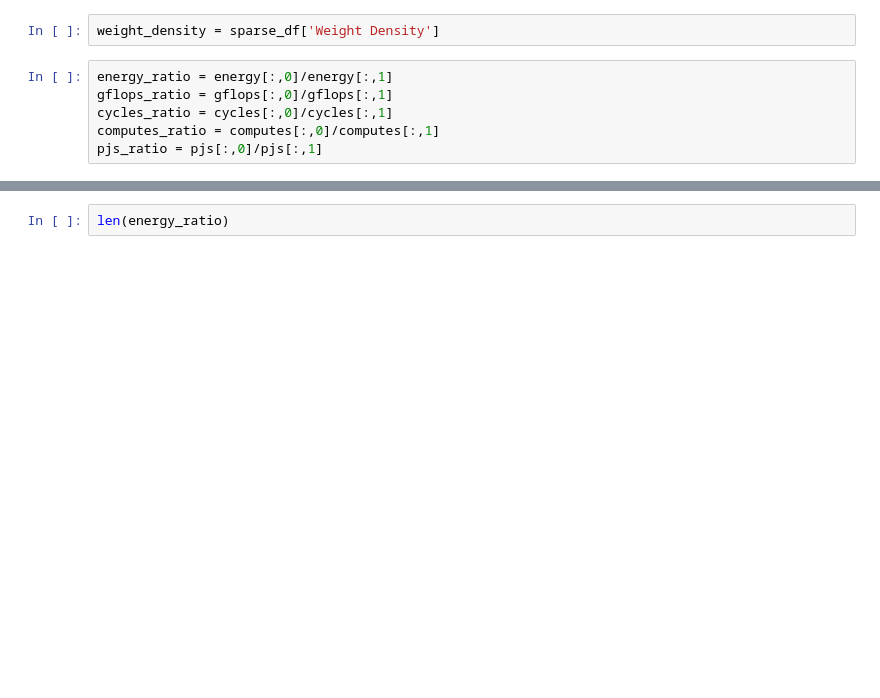
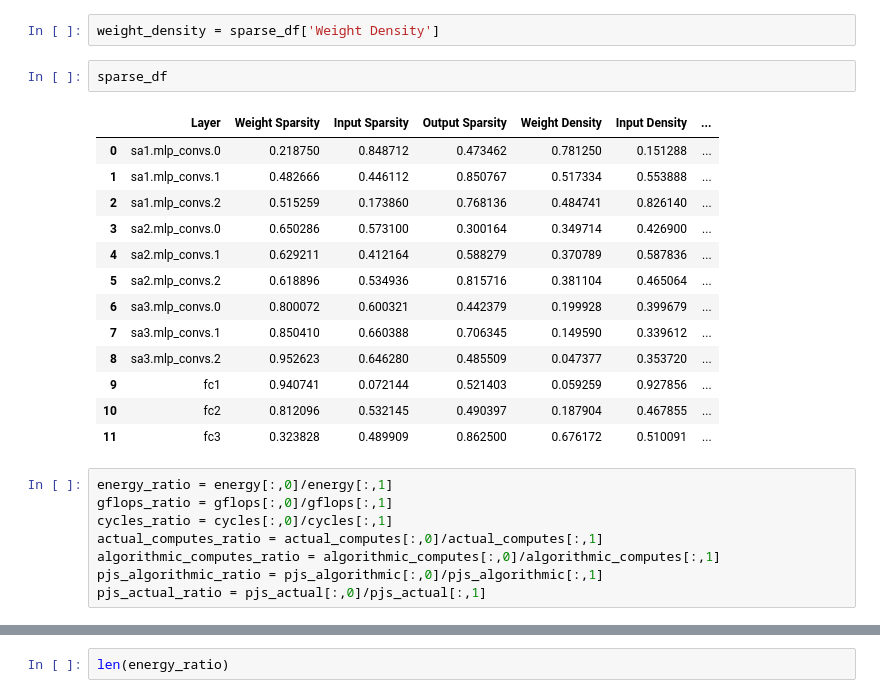
Before and after one commit to pythonLoader/DLH_Project_SP23_Shashata_Shuvom, a Jupyter notebook: plots.ipynb, the cells around one changed output, grey strips where cells are left out. Drawn from its saved outputs; the diff is of its cells as text; blank space fills up the shorter version.

```diff
--- a/plots.ipynb
+++ b/plots.ipynb
@@ -49,10 +96,28 @@ plt.legend()
 sparse_df = pd.read_csv("Layer-wise-sparsities.csv")
 # %%
 weight_density = sparse_df['Weight Density']
+# %%
+sparse_df
+# %% [output]
+|  | Layer | Weight Sparsity | Input Sparsity | Output Sparsity | Weight Density | Input Density | ... |
+| 0 | sa1.mlp_convs.0 | 0.218750 | 0.848712 | 0.473462 | 0.781250 | 0.151288 | ... |
+| 1 | sa1.mlp_convs.1 | 0.482666 | 0.446112 | 0.850767 | 0.517334 | 0.553888 | ... |
+| 2 | sa1.mlp_convs.2 | 0.515259 | 0.173860 | 0.768136 | 0.484741 | 0.826140 | ... |
+| 3 | sa2.mlp_convs.0 | 0.650286 | 0.573100 | 0.300164 | 0.349714 | 0.426900 | ... |
+| 4 | sa2.mlp_convs.1 | 0.629211 | 0.412164 | 0.588279 | 0.370789 | 0.587836 | ... |
+| 5 | sa2.mlp_convs.2 | 0.618896 | 0.534936 | 0.815716 | 0.381104 | 0.465064 | ... |
+| 6 | sa3.mlp_convs.0 | 0.800072 | 0.600321 | 0.442379 | 0.199928 | 0.399679 | ... |
+| 7 | sa3.mlp_convs.1 | 0.850410 | 0.660388 | 0.706345 | 0.149590 | 0.339612 | ... |
+| 8 | sa3.mlp_convs.2 | 0.952623 | 0.646280 | 0.485509 | 0.047377 | 0.353720 | ... |
+| 9 | fc1 | 0.940741 | 0.072144 | 0.521403 | 0.059259 | 0.927856 | ... |
+| 10 | fc2 | 0.812096 | 0.532145 | 0.490397 | 0.187904 | 0.467855 | ... |
+| 11 | fc3 | 0.323828 | 0.489909 | 0.862500 | 0.676172 | 0.510091 | ... |
 # %%
 energy_ratio = energy[:,0]/energy[:,1]
 gflops_ratio = gflops[:,0]/gflops[:,1]
 cycles_ratio = cycles[:,0]/cycles[:,1]
-computes_ratio = computes[:,0]/computes[:,1]
-pjs_ratio = pjs[:,0]/pjs[:,1]
+actual_computes_ratio = actual_computes[:,0]/actual_computes[:,1]
+algorithmic_computes_ratio = algorithmic_computes[:,0]/algorithmic_computes[:,1]
+pjs_algorithmic_ratio = pjs_algorithmic[:,0]/pjs_algorithmic[:,1]
+pjs_actual_ratio = pjs_actual[:,0]/pjs_actual[:,1]
 # %%
```
Also changed, not shown: parts of 8 cells of this notebook, 27 other files.
